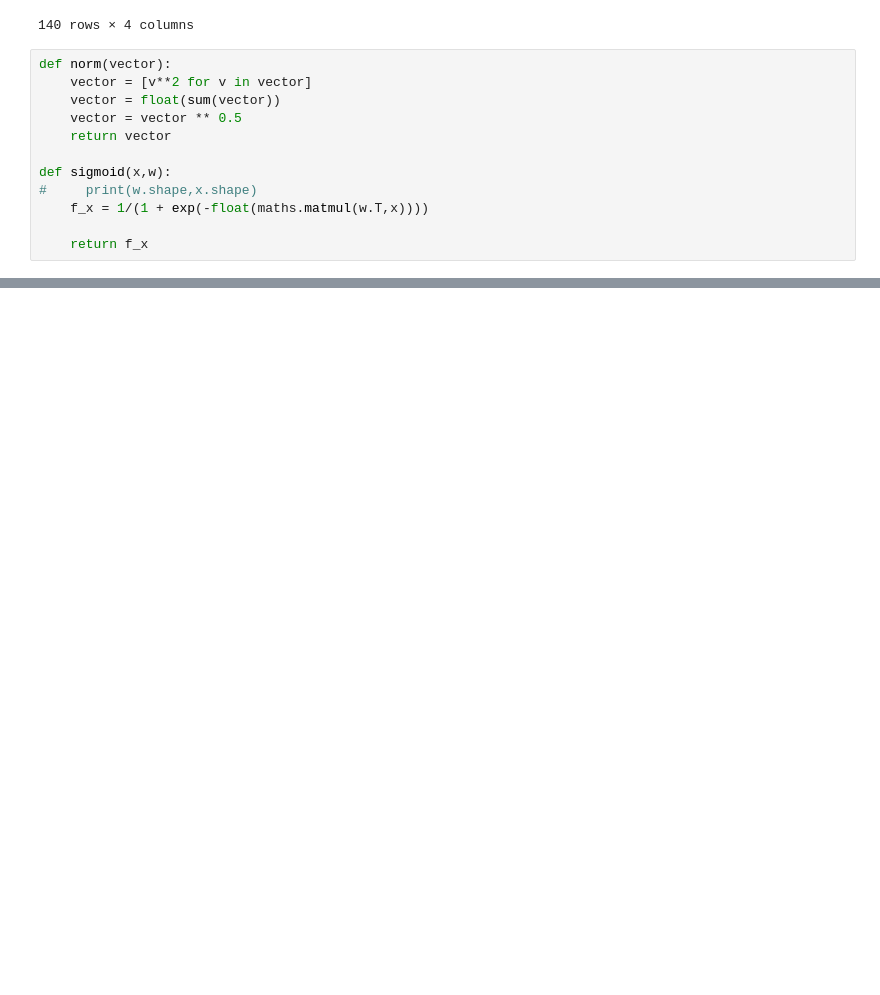
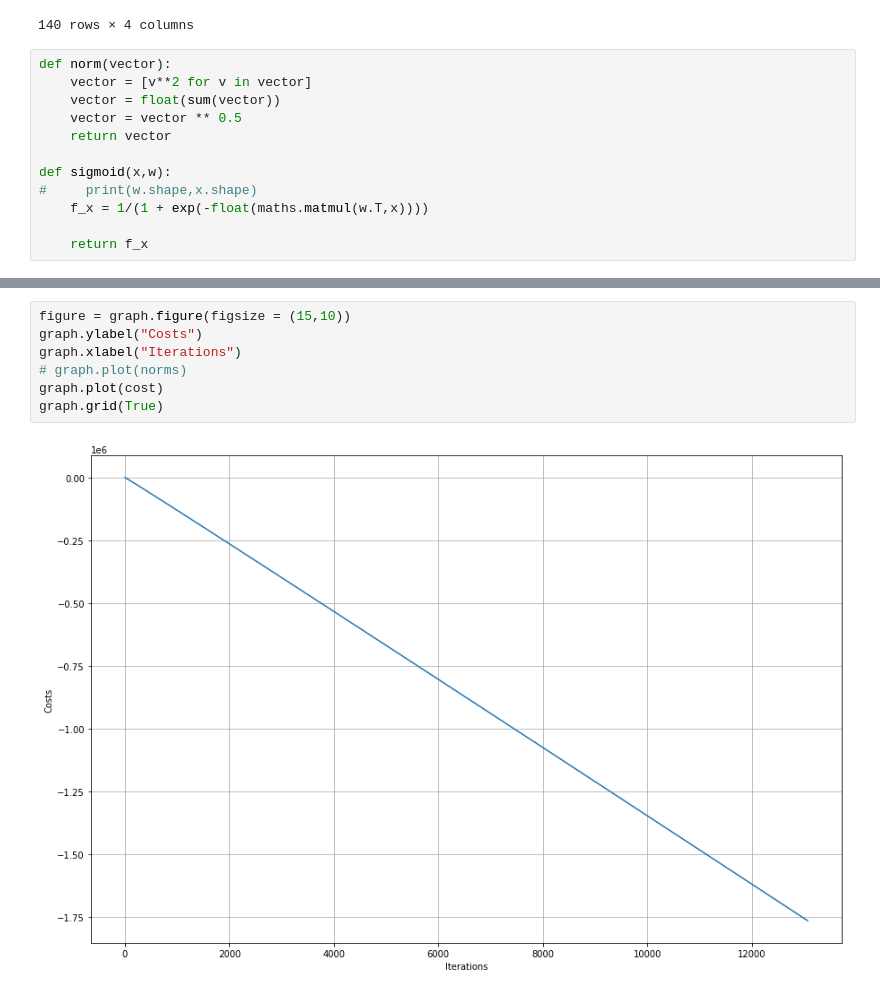
Before and after one commit to Ashirbad-Sarangi/logistic_regression, a Jupyter notebook: codes/logistic_regression.ipynb, the cells around one changed output, grey strips where cells are left out. Drawn from its saved outputs; the diff is of its cells as text; blank space fills up the shorter version.

```diff
--- a/codes/logistic_regression.ipynb
+++ b/codes/logistic_regression.ipynb
@@ -106,3 +117,12 @@ False
+# %%
+figure = graph.figure(figsize = (15,10))
+graph.ylabel("Costs")
+graph.xlabel("Iterations")
+# graph.plot(norms)
+graph.plot(cost)
+graph.grid(True)
+# %% [output]
+[figure, added]
 # %%
 figure = graph.figure(figsize = (15,10))
 graph.ylabel("Norms")
```
Also changed, not shown: parts of 7 cells of this notebook, 1 other file.
